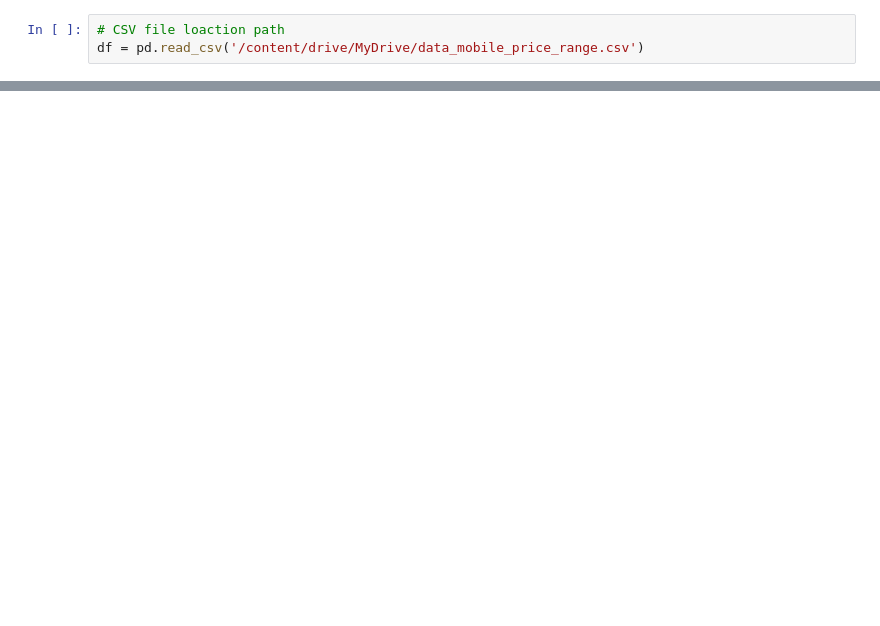
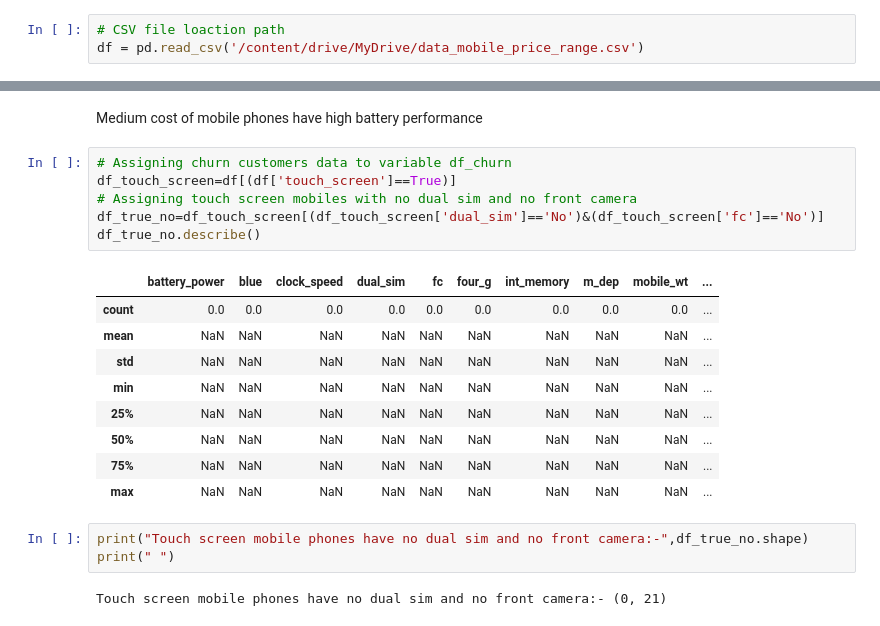
Before and after one commit to Anupa-123/Mobile-Price-Classification, a Jupyter notebook: Mobile_Price_Classification.ipynb, the cells around one changed output, grey strips where cells are left out. Cells and saved outputs as stored; diff of their text form; blank space fills up the shorter version.

```diff
--- a/Mobile_Price_Classification.ipynb
+++ b/Mobile_Price_Classification.ipynb
@@ -1617,0 +491,23 @@ plt.show()
+# %% [markdown]
+Medium cost of mobile phones have high battery performance
+# %%
+# Assigning churn customers data to variable df_churn
+df_touch_screen=df[(df['touch_screen']==True)]
+# Assigning touch screen mobiles with no dual sim and no front camera
+df_true_no=df_touch_screen[(df_touch_screen['dual_sim']=='No')&(df_touch_screen['fc']=='No')]
+df_true_no.describe()
+# %% [output]
+|  | battery_power | blue | clock_speed | dual_sim | fc | four_g | int_memory | m_dep | mobile_wt | ... |
+| count | 0.0 | 0.0 | 0.0 | 0.0 | 0.0 | 0.0 | 0.0 | 0.0 | 0.0 | ... |
+| mean | NaN | NaN | NaN | NaN | NaN | NaN | NaN | NaN | NaN | ... |
+| std | NaN | NaN | NaN | NaN | NaN | NaN | NaN | NaN | NaN | ... |
+| min | NaN | NaN | NaN | NaN | NaN | NaN | NaN | NaN | NaN | ... |
+| 25% | NaN | NaN | NaN | NaN | NaN | NaN | NaN | NaN | NaN | ... |
+| 50% | NaN | NaN | NaN | NaN | NaN | NaN | NaN | NaN | NaN | ... |
+| 75% | NaN | NaN | NaN | NaN | NaN | NaN | NaN | NaN | NaN | ... |
+| max | NaN | NaN | NaN | NaN | NaN | NaN | NaN | NaN | NaN | ... |
+# %%
+print("Touch screen mobile phones have no dual sim and no front camera:-",df_true_no.shape)
+print(" ")
+# %% [output]
+Touch screen mobile phones have no dual sim and no front camera:- (0, 21)
```
Also changed, not shown: parts of 513 cells of this notebook.
